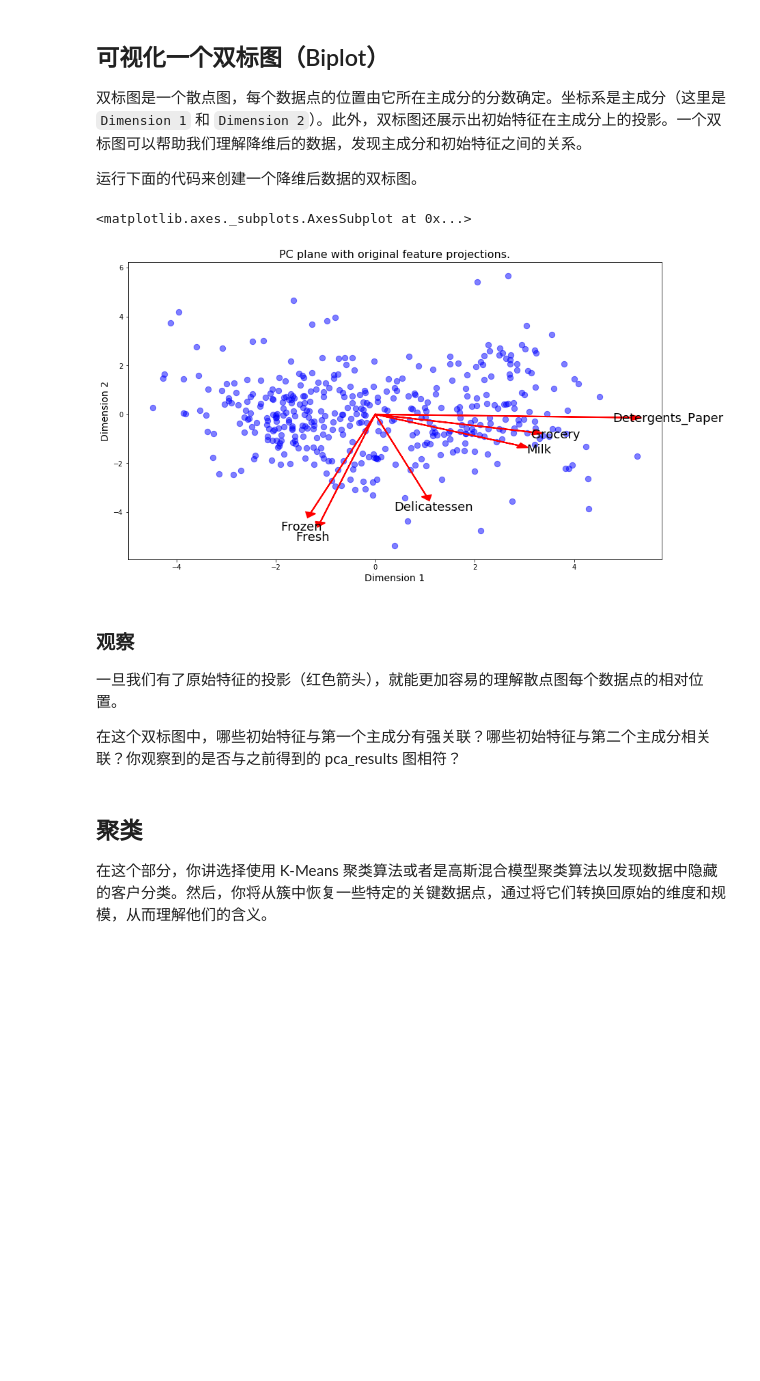
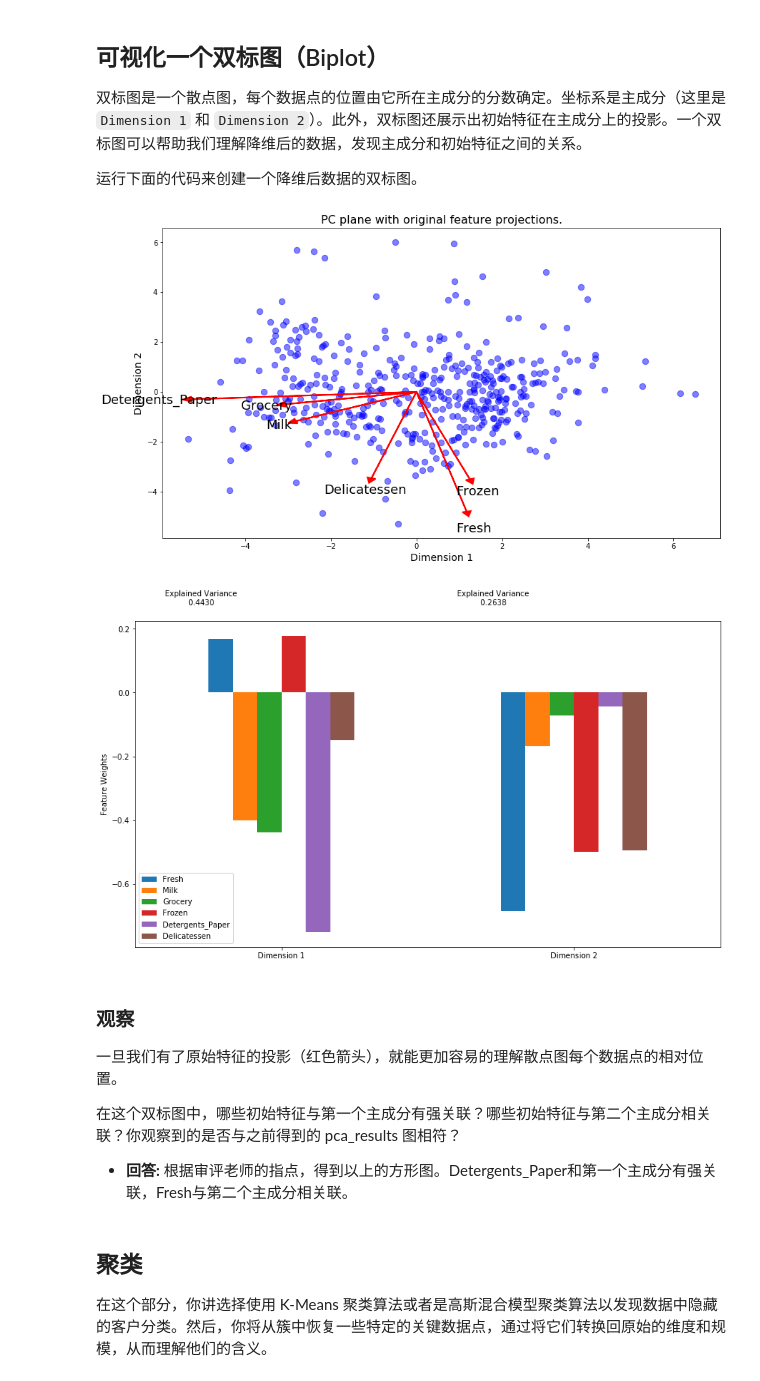
Before and after one commit to hoolang/customer_segments, a Jupyter notebook: customer_segments.ipynb, the cells around one changed output. Saved outputs shown, nothing was run; the diff lists cells and outputs as text; code cells hidden in the pictures; blank space fills up the shorter version.

```diff
--- a/customer_segments.ipynb
+++ b/customer_segments.ipynb
@@ -201,24 +191,27 @@ display(log_samples)
 一旦你完成了这些功能，数据集将存储在 `good_data` 中。
 # %%
 # 对于每一个特征，找到值异常高或者是异常低的数据点
+outliers = []
 for feature in log_data.keys():
 
     # TODO: 计算给定特征的Q1（数据的25th分位点）
-    Q1 = np.percentile(log_data,25)
+    Q1 = np.percentile(log_data[feature],25)
 
     # TODO: 计算给定特征的Q3（数据的75th分位点）
-    Q3 = np.percentile(log_data,75)
+    Q3 = np.percentile(log_data[feature],75)
 
     # TODO: 使用四分位范围计算异常阶（1.5倍的四分位距）
     step = 1.5*(Q3-Q1)
-
+    temp = log_data[~((log_data[feature] >= Q1 - step) & (log_data[feature] <= Q3 + step))]
+    outliers.extend(temp.index.tolist())
     # 显示异常点
     print("Data points considered outliers for the feature '{}':".format(feature))
-    display(log_data[~((log_data[feature] >= Q1 - step) & (log_data[feature] <= Q3 + step))])
+    display(temp)
 
 # TODO(可选): 选择你希望移除的数据点的索引
-outliers  = [66,95,96,218,338,75,38,65,420,75,122,142,154,161,177,204,237,289,338,356,402,66,109,128,137,142,154,184,187,203,133,285,289]
-
+# outliers  = [66,95,96,218,338,75,38,65,420,75,122,142,154,161,177,204,237,289,338,356,402,66,109,128,137,142,154,184,187,203,133,285,289]
+outliers = [val for val in list(set(outliers)) if outliers.count(val)>=2]
+print(outliers)
 # 以下代码会移除outliers中索引的数据点, 并储存在good_data中
 good_data = log_data.drop(log_data.index[outliers]).reset_index(drop = True)
 # %% [output]
@@ -366,15 +376,19 @@ display(pd.DataFrame(np.round(pca_samples, 4), columns = ['Dimension 1', 'Dimens
 # %%
 # 可视化双标图
 vs.biplot(good_data, reduced_data, pca)
+
+pca_results = vs.pca_results(good_data, pca)
 # %% [output]
-<matplotlib.axes._subplots.AxesSubplot at 0x...>
-[figure, old version]
+[figure, new version]
+[figure, added]
 # %% [markdown]
 ### 观察
 
 一旦我们有了原始特征的投影（红色箭头），就能更加容易的理解散点图每个数据点的相对位置。
 
 在这个双标图中，哪些初始特征与第一个主成分有强关联？哪些初始特征与第二个主成分相关联？你观察到的是否与之前得到的 pca_results 图相符？
+- **回答:**
+根据审评老师的指点，得到以上的方形图。Detergents_Paper和第一个主成分有强关联，Fresh与第二个主成分相关联。
 # %% [markdown]
 ## 聚类
 
```
Also changed, not shown: parts of 24 cells of this notebook, 1 other file.
